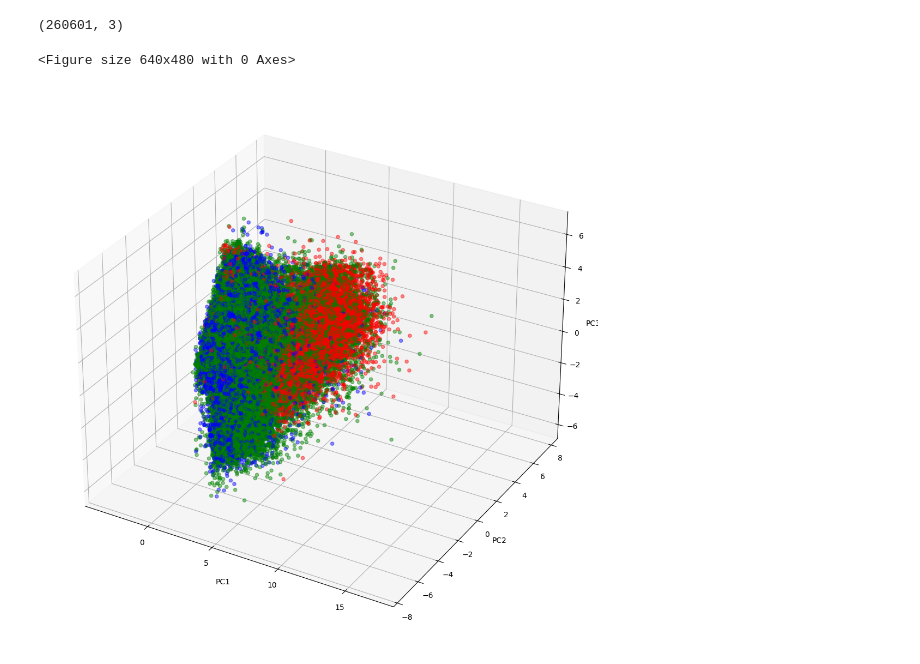
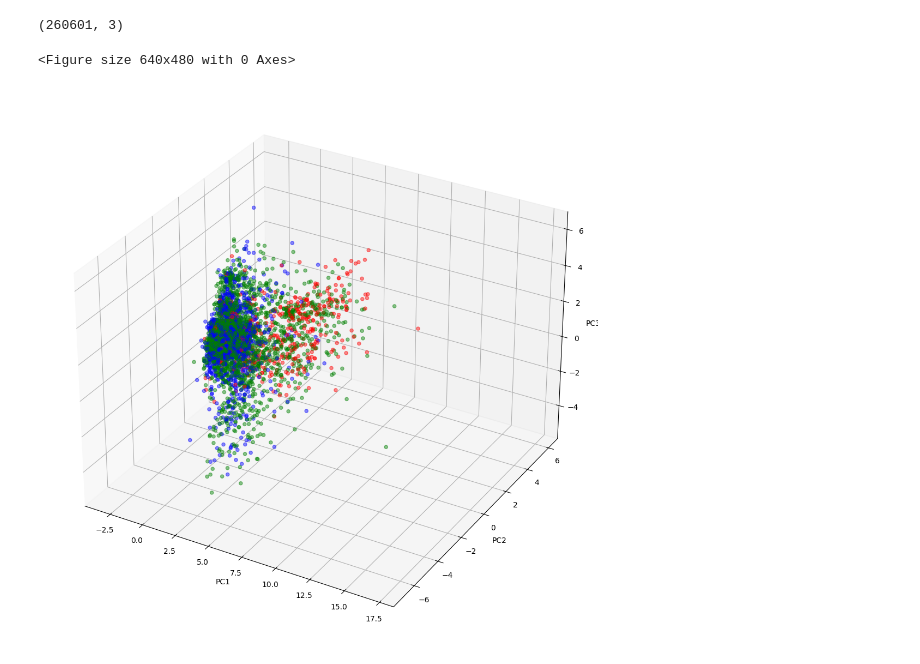
Before and after one commit to anbit192/earthquake, a Jupyter notebook: eathquake_visualize.ipynb, the cells around one changed output. Cells and saved outputs as stored; diff of their text form; code cells hidden in the pictures.

```diff
--- a/eathquake_visualize.ipynb
+++ b/eathquake_visualize.ipynb
@@ -52,12 +53,12 @@ colors = Y_train["damage_grade"].map(color_map)
 # %%
 fig = plt.figure()
 fig = plt.figure(figsize=(13, 14))
 ax = fig.add_subplot(111, projection="3d")
-ax.scatter(X0[:, 0], X0[:, 1], X0[:, 2], c=colors, marker="o", alpha=0.45)
+ax.scatter(X0[:5000, 0], X0[:5000, 1], X0[:5000, 2], c=colors[:5000], marker="o", alpha=0.45)
 ax.set_xlabel('PC1')
 ax.set_ylabel('PC2')
 ax.set_zlabel('PC3')
 plt.show()
 # %% [output]
 <Figure size 640x480 with 0 Axes>
-[figure, old version]
+[figure, new version]
```
Also changed, not shown: parts of 2 cells of this notebook, 2 other files.
